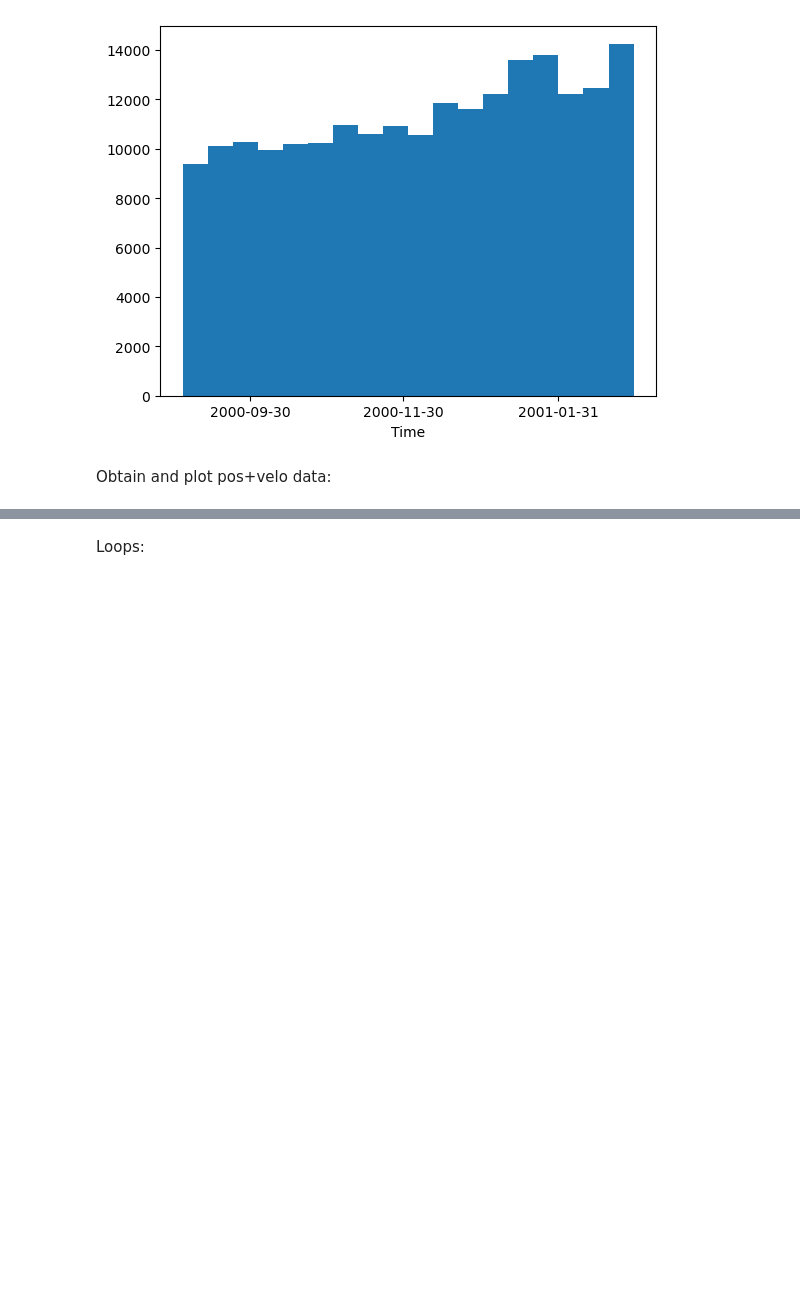
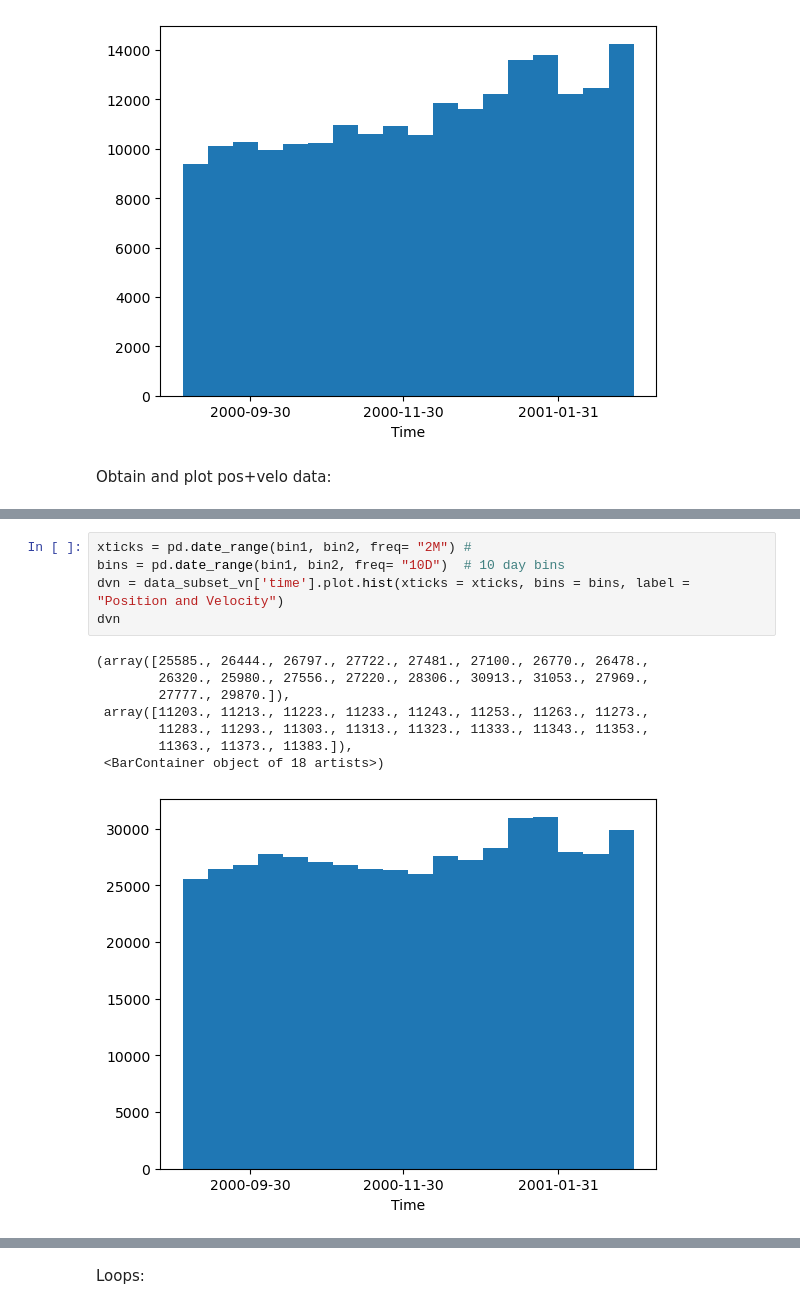
Before and after one commit to Eli8131/First_Project_SE, a Jupyter notebook: Histogram.ipynb, the cells around one changed output, grey strips where cells are left out. Cells and saved outputs as stored; diff of their text form; blank space fills up the shorter version.

```diff
--- a/Histogram.ipynb
+++ b/Histogram.ipynb
@@ -104,0 +109,14 @@ NameError: name 'data_subset_vn' is not defined
+# %%
+xticks = pd.date_range(bin1, bin2, freq= "2M") #
+bins = pd.date_range(bin1, bin2, freq= "10D")  # 10 day bins
+dvn = data_subset_vn['time'].plot.hist(xticks = xticks, bins = bins, label = "Position and Velocity")
+dvn
+# %% [output]
+(array([25585., 26444., 26797., 27722., 27481., 27100., 26770., 26478.,
+        26320., 25980., 27556., 27220., 28306., 30913., 31053., 27969.,
+        27777., 29870.]),
+ array([11203., 11213., 11223., 11233., 11243., 11253., 11263., 11273.,
+        11283., 11293., 11303., 11313., 11323., 11333., 11343., 11353.,
+        11363., 11373., 11383.]),
+ <BarContainer object of 18 artists>)
+[figure, added]
```
Also changed, not shown: parts of 15 cells of this notebook.
